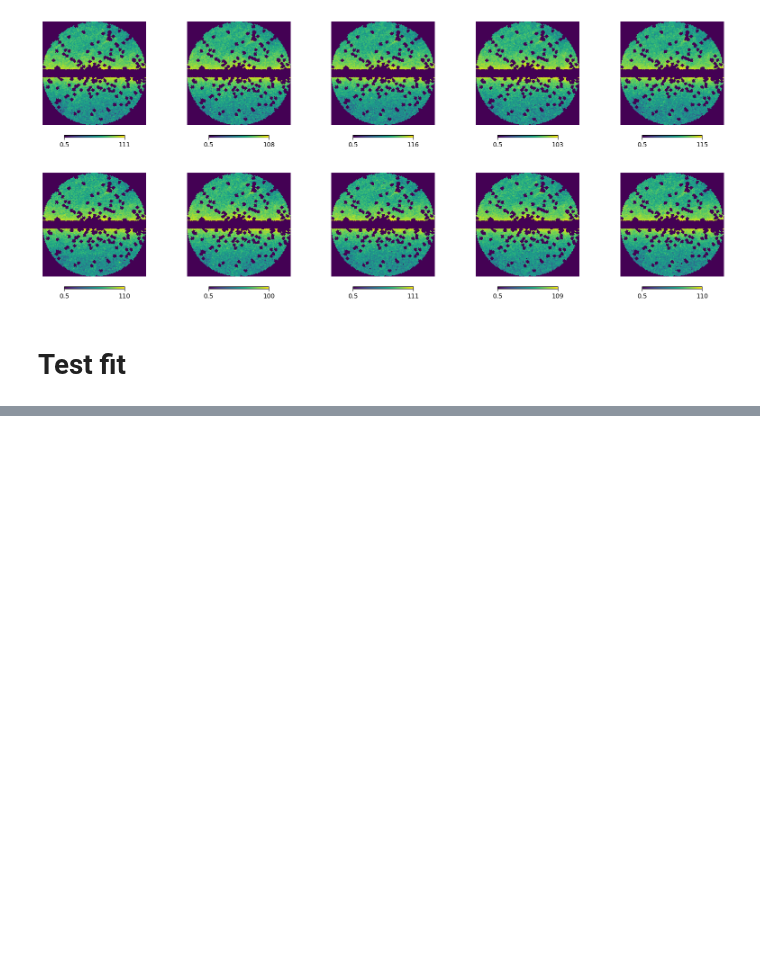
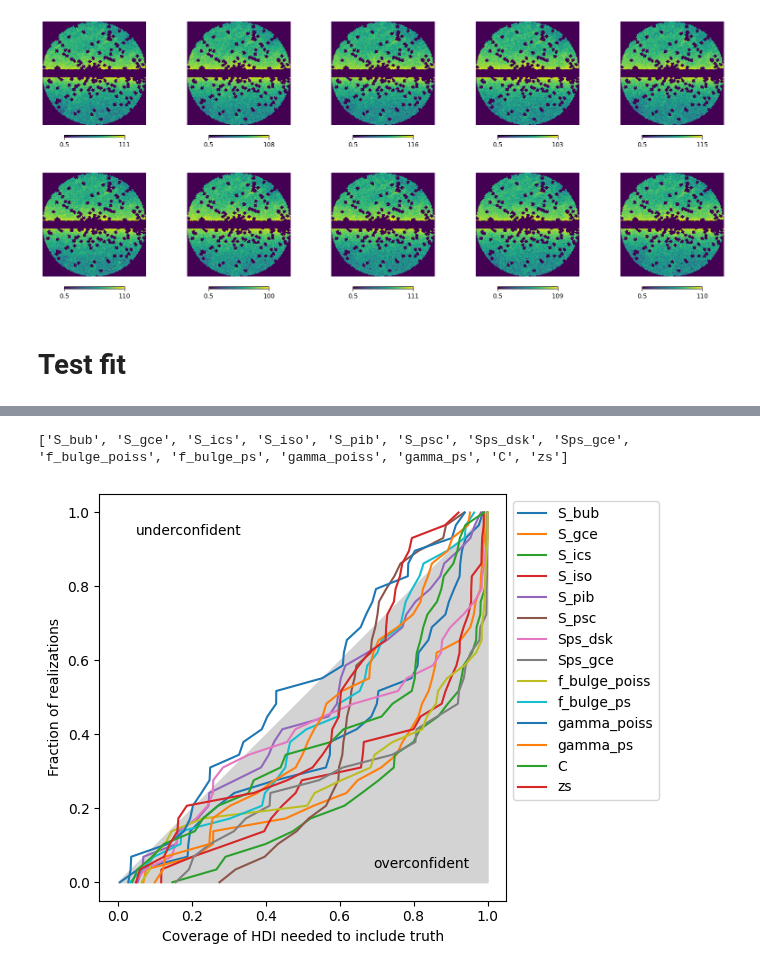
Before and after one commit to smsharma/fermi-prob-prog, a Jupyter notebook: production/1.ipynb, the cells around one changed output, grey strips where cells are left out. Drawn from its saved outputs; the diff is of its cells as text; code cells hidden in the pictures; blank space fills up the shorter version.

```diff
--- a/production/1.ipynb
+++ b/production/1.ipynb
@@ -247,0 +247,6 @@ multi_corner({'svi':samples}, list(samples.keys()), colors_dict={'svi' : 'b'}, l
+# %%
+z = pickle.load(open('p_nominal_actual_dict.p', 'rb'))
+# %%
+print(labels)
+# %% [output]
+['S_bub', 'S_gce', 'S_ics', 'S_iso', 'S_pib', 'S_psc', 'Sps_dsk', 'Sps_gce', 'f_bulge_poiss', 'f_bulge_ps', 'gamma_poiss', 'gamma_ps', 'C', 'zs']
@@ -247,0 +278,27 @@ multi_corner({'svi':samples}, list(samples.keys()), colors_dict={'svi' : 'b'}, l
+# %%
+labels = ['S_bub', 'S_gce', 'S_ics', 'S_iso', 'S_pib', 'S_psc', 'Sps_dsk', 'Sps_gce',
+          'f_bulge_poiss', 'f_bulge_ps', 'gamma_poiss', 'gamma_ps', 'C', 'zs']
+probs = [z[k] for k in labels]
+
+fig, ax = plt.subplots()
+
+n_run = len(probs[0])
+ax.fill_between([0,1], [0,1], color='lightgray')
+if labels is None:
+    labels = [None for _ in probs]
+for prob, label in zip(probs, labels):
+    ax.plot(prob[0], prob[1], label=label)
+
+# invcdf_lower, invcdf_upper = roc_finite_sample_band(n_run)
+# ax.plot(invcdf_upper, np.linspace(0, 1, n_run), 'k:', label=f'{n_run} sample 95\% \ncontainment')
+# ax.plot(invcdf_lower, np.linspace(0, 1, n_run), 'k:')
+
+ax.set(aspect=1)
+ax.set(xlabel='Coverage of HDI needed to include truth', ylabel='Fraction of realizations')
+ax.text(0.95, 0.05, 'overconfident', ha='right', va='center')
+ax.text(0.05, 0.95, 'underconfident', ha='left', va='center')
+
+fig.legend(bbox_to_anchor=(1, 1), loc='upper left', bbox_transform=ax.transAxes)
+plt.tight_layout()
+# %% [output]
+[figure, added]
```
Also changed, not shown: parts of 9 cells of this notebook, 4 other files.
